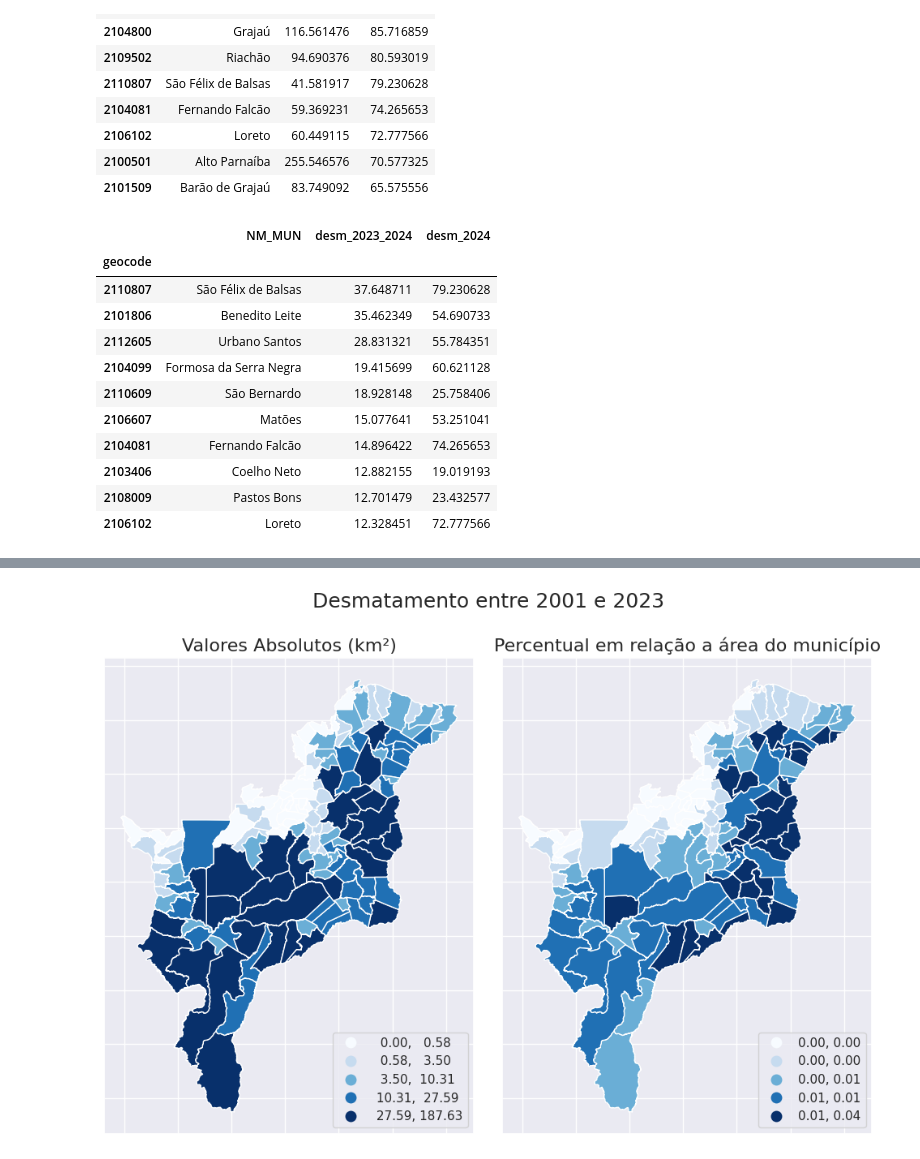
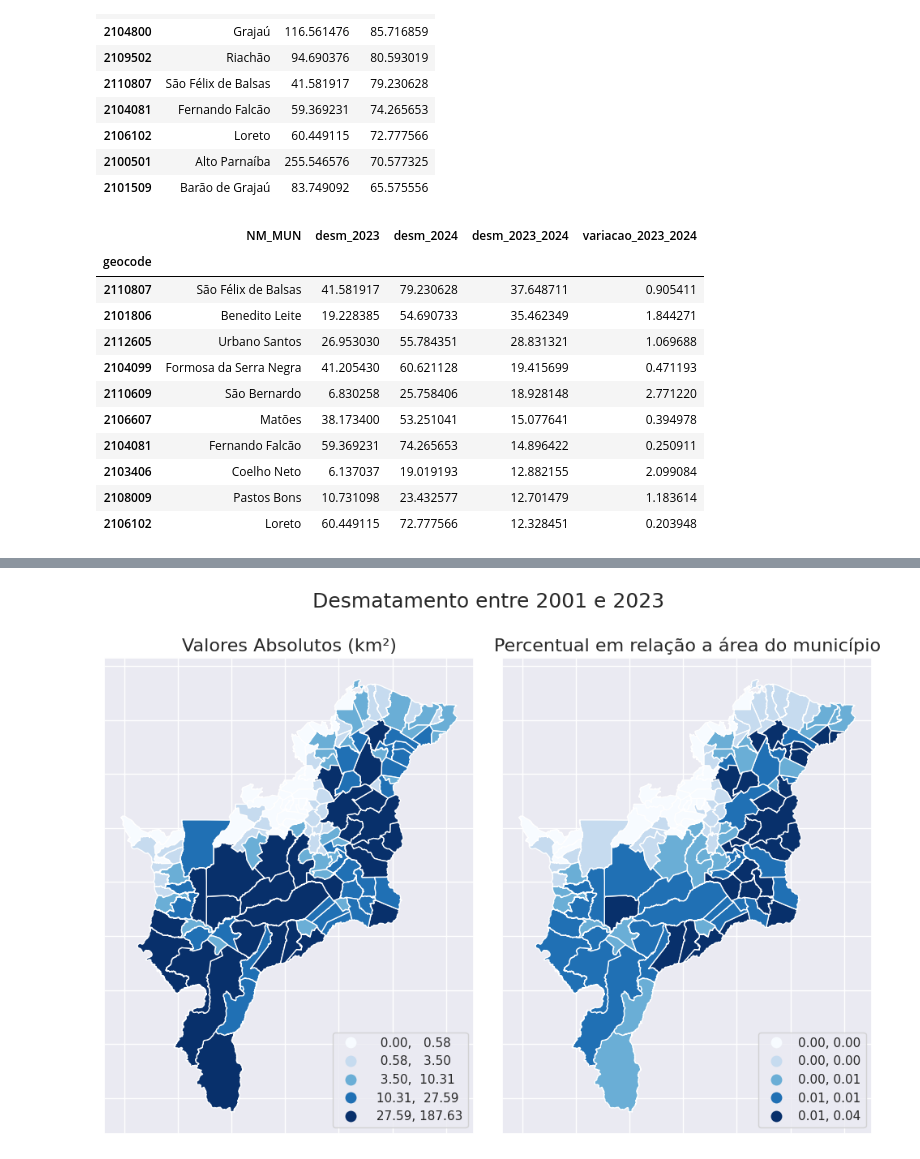
Before and after one commit to LambdaGeo/analise-cerrado-ma, a Jupyter notebook: analise_municipios_2024.ipynb, the cells around one changed output, grey strips where cells are left out. Saved outputs shown, nothing was run; the diff lists cells and outputs as text; code cells hidden in the pictures.

```diff
--- a/analise_municipios_2024.ipynb
+++ b/analise_municipios_2024.ipynb
@@ -273,18 +273,20 @@ df_por_mun.loc[df_por_mun[2024].sort_values(ascending=False).head(10).index][["m
 gdf_mun_cerrado["desm_2023"] = df_por_mun[2023]
 # %%
 gdf_mun_cerrado["desm_2023_2024"] = df_por_mun[2024] - df_por_mun[2023]
+# %%
+gdf_mun_cerrado["variacao_2023_2024"] = gdf_mun_cerrado["desm_2023_2024"] / gdf_mun_cerrado["desm_2023"]
 # %%
-gdf_mun_cerrado.sort_values("desm_2023_2024", ascending=False).head(10)[["NM_MUN","desm_2023_2024","desm_2024"]]
+gdf_mun_cerrado.sort_values("desm_2023_2024", ascending=False).head(10)[["NM_MUN","desm_2023","desm_2024","desm_2023_2024","variacao_2023_2024"]]
 # %% [output]
-|  | NM_MUN | desm_2023_2024 | desm_2024 |
-| geocode |  |  |  |
-| 2110807 | São Félix de Balsas | 37.648711 | 79.230628 |
-| 2101806 | Benedito Leite | 35.462349 | 54.690733 |
-| 2112605 | Urbano Santos | 28.831321 | 55.784351 |
-| 2104099 | Formosa da Serra Negra | 19.415699 | 60.621128 |
-| 2110609 | São Bernardo | 18.928148 | 25.758406 |
-| 2106607 | Matões | 15.077641 | 53.251041 |
-| 2104081 | Fernando Falcão | 14.896422 | 74.265653 |
-| 2103406 | Coelho Neto | 12.882155 | 19.019193 |
-| 2108009 | Pastos Bons | 12.701479 | 23.432577 |
-| 2106102 | Loreto | 12.328451 | 72.777566 |
+|  | NM_MUN | desm_2023 | desm_2024 | desm_2023_2024 | variacao_2023_2024 |
+| geocode |  |  |  |  |  |
+| 2110807 | São Félix de Balsas | 41.581917 | 79.230628 | 37.648711 | 0.905411 |
+| 2101806 | Benedito Leite | 19.228385 | 54.690733 | 35.462349 | 1.844271 |
+| 2112605 | Urbano Santos | 26.953030 | 55.784351 | 28.831321 | 1.069688 |
+| 2104099 | Formosa da Serra Negra | 41.205430 | 60.621128 | 19.415699 | 0.471193 |
+| 2110609 | São Bernardo | 6.830258 | 25.758406 | 18.928148 | 2.771220 |
+| 2106607 | Matões | 38.173400 | 53.251041 | 15.077641 | 0.394978 |
+| 2104081 | Fernando Falcão | 59.369231 | 74.265653 | 14.896422 | 0.250911 |
+| 2103406 | Coelho Neto | 6.137037 | 19.019193 | 12.882155 | 2.099084 |
+| 2108009 | Pastos Bons | 10.731098 | 23.432577 | 12.701479 | 1.183614 |
+| 2106102 | Loreto | 60.449115 | 72.777566 | 12.328451 | 0.203948 |
```
Also changed, not shown: parts of 1 cell of this notebook.
